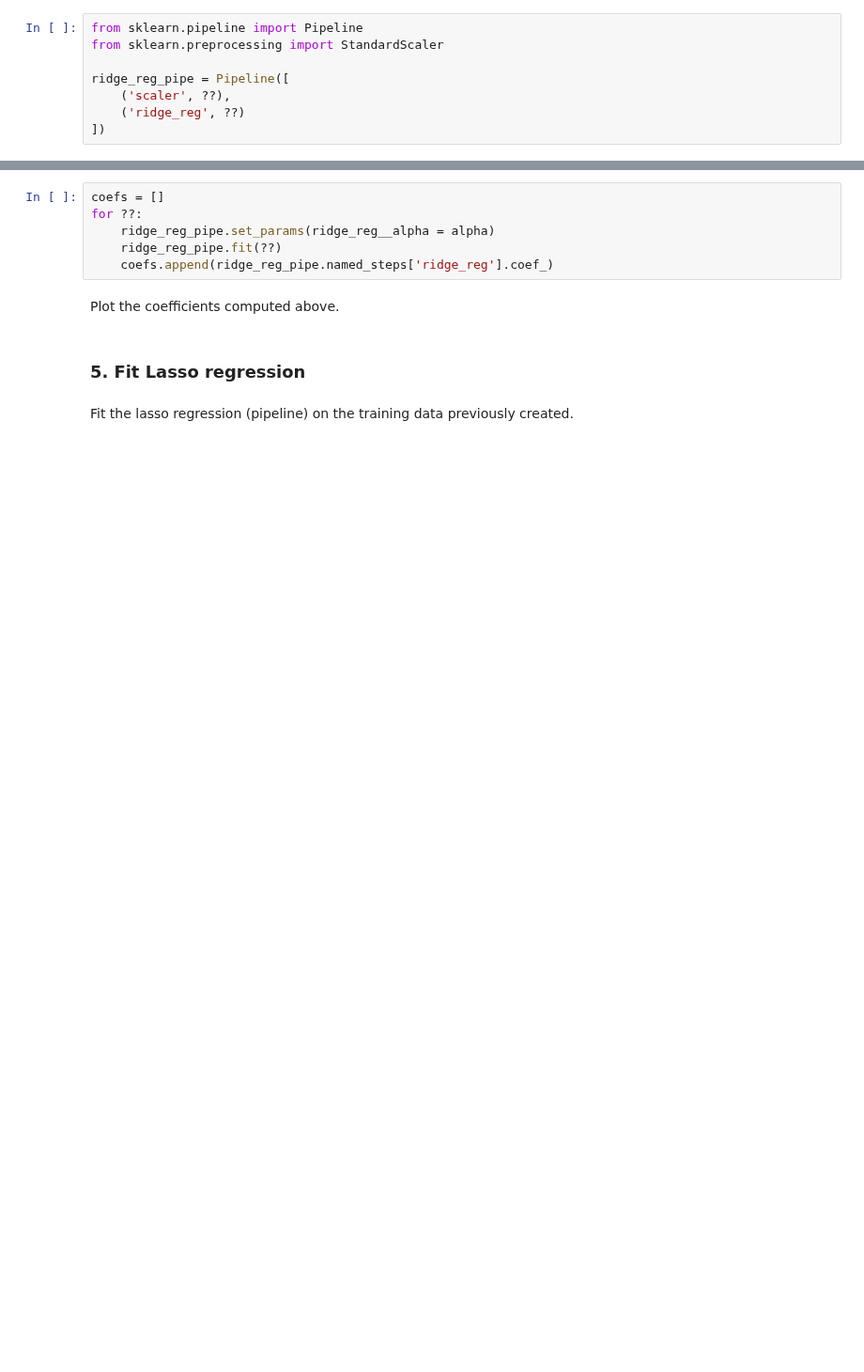
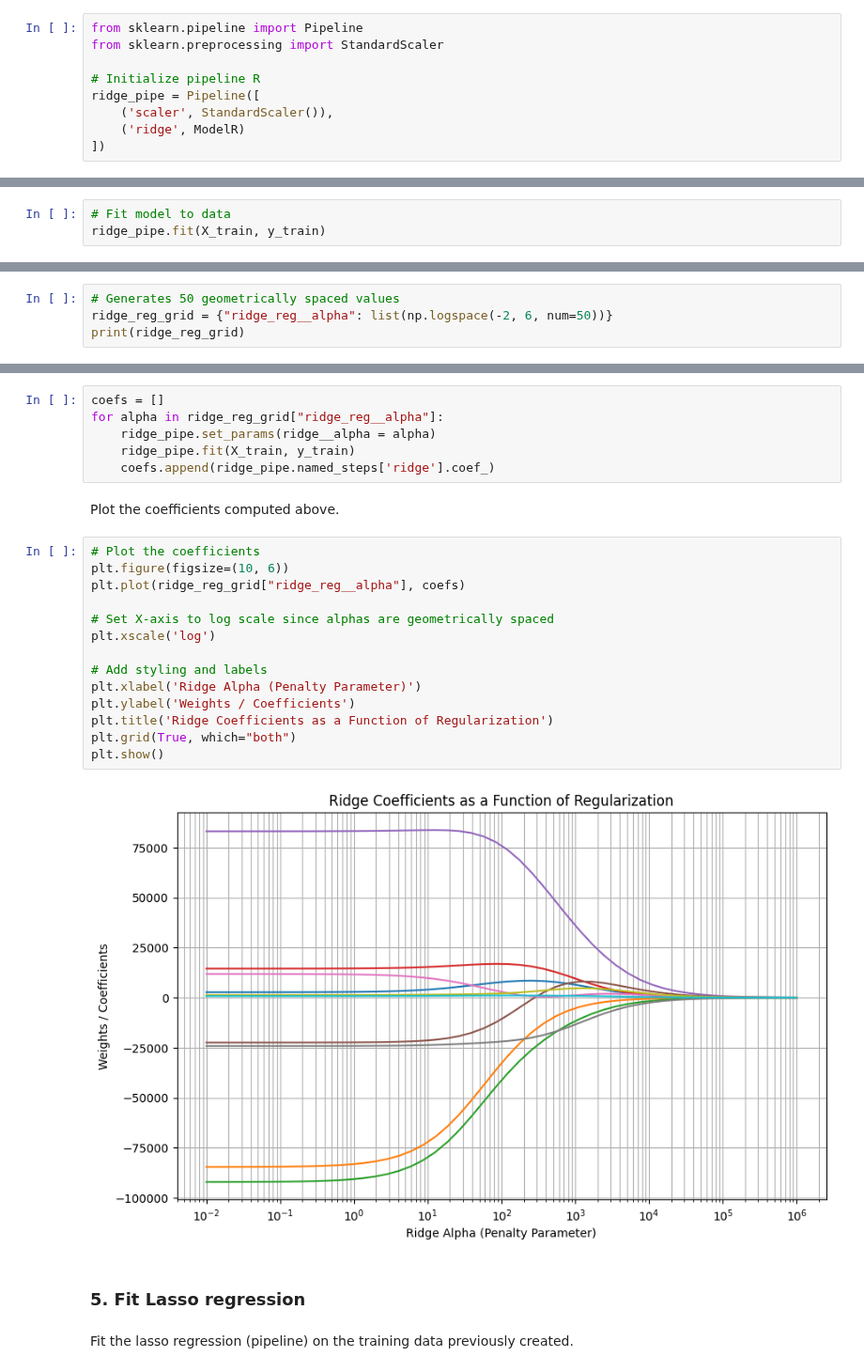
Before and after one commit to Guus03/MSc-Business-Analytics, a Jupyter notebook: Machine-Learning/Exercise_04.ipynb, the cells around one changed output, grey strips where cells are left out. Shown at 94% size. Drawn from its saved outputs; the diff is of its cells as text; blank space fills up the shorter version.

```diff
--- a/Machine-Learning/Exercise_04.ipynb
+++ b/Machine-Learning/Exercise_04.ipynb
@@ -40,9 +91,10 @@ To this end, create a `Pipeline` consisting of a `StandardScaler` instance and t
 from sklearn.pipeline import Pipeline
 from sklearn.preprocessing import StandardScaler
 
-ridge_reg_pipe = Pipeline([
-    ('scaler', ??),
-    ('ridge_reg', ??)
+# Initialize pipeline R
+ridge_pipe = Pipeline([
+    ('scaler', StandardScaler()),
+    ('ridge', ModelR)
 ])
 # %% [markdown]
 Using the class `Lasso` from `sklearn.linear_model`, instantiate a lasso regression object with penalty parameter `alpha` equal to `0.1` and `fit_intercept=True`.
@@ -58,3 +121,6 @@ What is the role of the option `fit_intercept`?
 ### 3. Fit Ridge regression
 # %% [markdown]
 Fit the ridge regression (pipeline) on the training data previously created.
+# %%
+# Fit model to data
+ridge_pipe.fit(X_train, y_train)
@@ -66,3 +146,7 @@ Compute the root mean square error of the fitted model on both the training and
 We now want to plot the coefficients of the ridge regression for different values of the penalty parameter.
 # %% [markdown]
 Create a (geometrically spaced) grid, named `ridge_reg_grid`, of penalty values ranging from `1e-2` to `1e6`.
+# %%
+# Generates 50 geometrically spaced values
+ridge_reg_grid = {"ridge_reg__alpha": list(np.logspace(-2, 6, num=50))}
+print(ridge_reg_grid)
@@ -70,12 +156,28 @@ Create a (geometrically spaced) grid, named `ridge_reg_grid`, of penalty values
 Fill in the `??` below to create a list of the parameters found by the ridge regression pipeline for each `alpha` in `ridge_reg_grid`
 # %%
 coefs = []
-for ??:
-    ridge_reg_pipe.set_params(ridge_reg__alpha = alpha)
-    ridge_reg_pipe.fit(??)
-    coefs.append(ridge_reg_pipe.named_steps['ridge_reg'].coef_)
+for alpha in ridge_reg_grid["ridge_reg__alpha"]:
+    ridge_pipe.set_params(ridge__alpha = alpha)
+    ridge_pipe.fit(X_train, y_train)
+    coefs.append(ridge_pipe.named_steps['ridge'].coef_)
 # %% [markdown]
 Plot the coefficients computed above.
+# %%
+# Plot the coefficients
+plt.figure(figsize=(10, 6))
+plt.plot(ridge_reg_grid["ridge_reg__alpha"], coefs)
+
+# Set X-axis to log scale since alphas are geometrically spaced
+plt.xscale('log')
+
+# Add styling and labels
+plt.xlabel('Ridge Alpha (Penalty Parameter)')
+plt.ylabel('Weights / Coefficients')
+plt.title('Ridge Coefficients as a Function of Regularization')
+plt.grid(True, which="both")
+plt.show()
+# %% [output]
+[figure, added]
 # %% [markdown]
 ### 5. Fit Lasso regression
 # %% [markdown]
```
Also changed, not shown: parts of 31 cells of this notebook.
